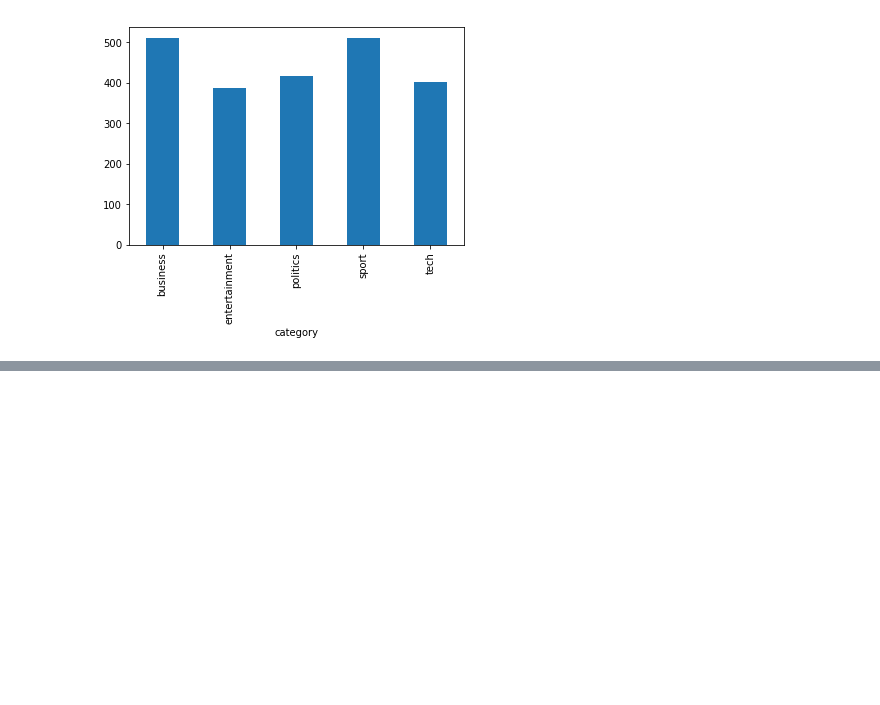
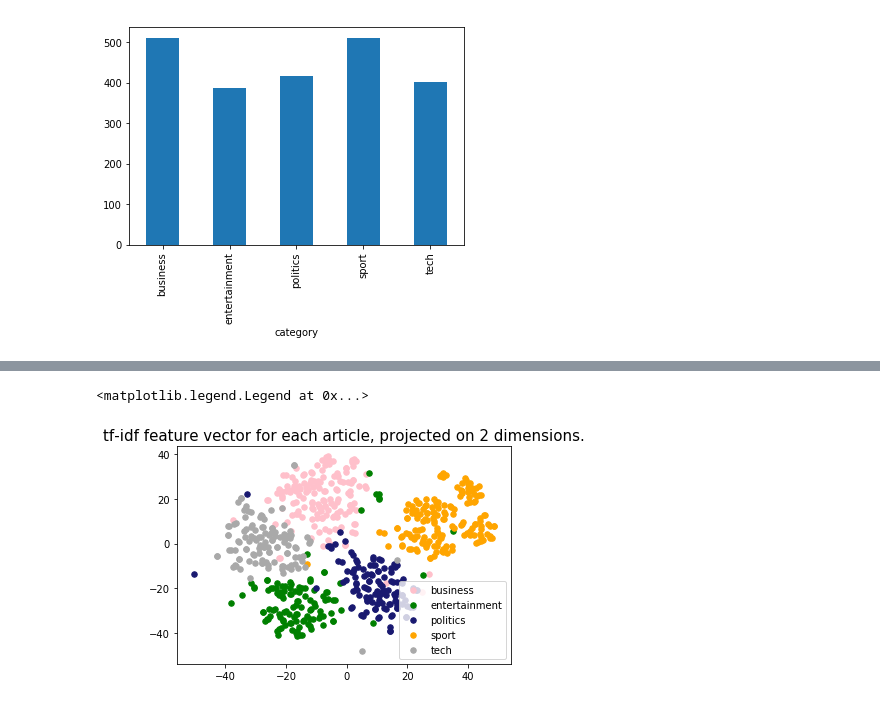
Before and after one commit to Subhraj07/Machine_Learning_Models, a Jupyter notebook: MLpractice/CEREBRINOCS/classification_article.ipynb, the cells around one changed output, grey strips where cells are left out. Cells and saved outputs as stored; diff of their text form; code cells hidden in the pictures; blank space fills up the shorter version.

```diff
--- a/MLpractice/CEREBRINOCS/classification_article.ipynb
+++ b/MLpractice/CEREBRINOCS/classification_article.ipynb
@@ -67,0 +83,6 @@ df.groupby('category').filename.count().plot.bar(ylim=0)
+# %%
+tfidf = TfidfVectorizer(sublinear_tf=True, min_df=5, norm='l2', encoding='latin-1', ngram_range=(1, 2), stop_words='english')
+
+features = tfidf.fit_transform(df.content).toarray()
+labels = df.category_id
+features.shape
@@ -67,0 +94,11 @@ df.groupby('category').filename.count().plot.bar(ylim=0)
+# %%
+N = 3
+for category, category_id in sorted(category_to_id.items()):
+  features_chi2 = chi2(features, labels == category_id)
+  indices = np.argsort(features_chi2[0])
+  feature_names = np.array(tfidf.get_feature_names())[indices]
+  unigrams = [v for v in feature_names if len(v.split(' ')) == 1]
+  bigrams = [v for v in feature_names if len(v.split(' ')) == 2]
+  print("# '{}':".format(category))
+  print("  . Most correlated unigrams:\n       . {}".format('\n       . '.join(unigrams[-N:])))
+  print("  . Most correlated bigrams:\n       . {}".format('\n       . '.join(bigrams[-N:])))
@@ -67,0 +123,19 @@ df.groupby('category').filename.count().plot.bar(ylim=0)
+# %%
+from sklearn.manifold import TSNE
+import matplotlib.pyplot as plt
+
+# Sampling a subset of our dataset because t-SNE is computationally expensive
+SAMPLE_SIZE = int(len(features) * 0.3)
+np.random.seed(0)
+indices = np.random.choice(range(len(features)), size=SAMPLE_SIZE, replace=False)
+projected_features = TSNE(n_components=2, random_state=0).fit_transform(features[indices])
+colors = ['pink', 'green', 'midnightblue', 'orange', 'darkgrey']
+for category, category_id in sorted(category_to_id.items()):
+    points = projected_features[(labels[indices] == category_id).values]
+    plt.scatter(points[:, 0], points[:, 1], s=30, c=colors[category_id], label=category)
+plt.title("tf-idf feature vector for each article, projected on 2 dimensions.",
+          fontdict=dict(fontsize=15))
+plt.legend()
+# %% [output]
+<matplotlib.legend.Legend at 0x...>
+[figure, added]
```
Also changed, not shown: parts of 21 cells of this notebook.
